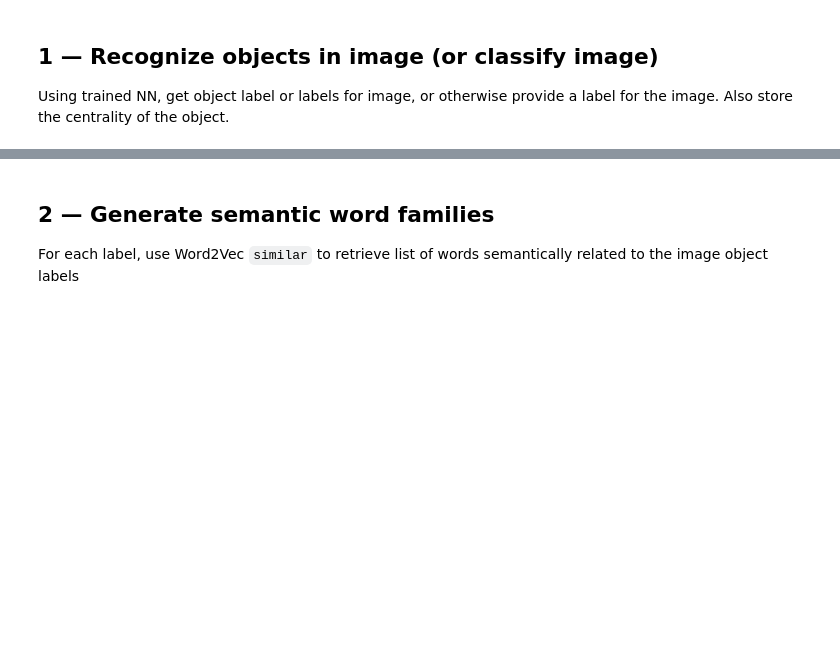
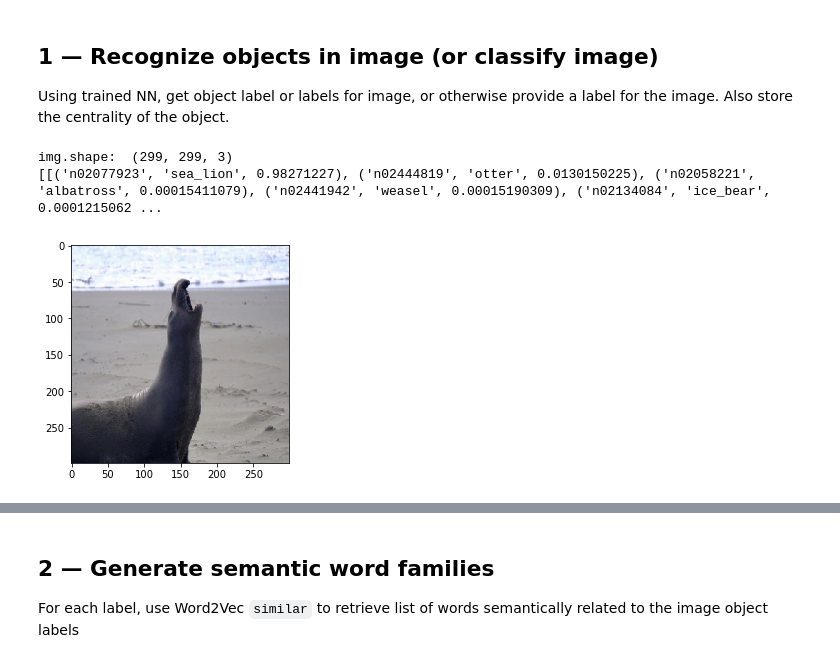
Before and after one commit to jmailman/experiments_in_image_captioning, a Jupyter notebook: algorithm_outline.ipynb, the cells around one changed output, grey strips where cells are left out. Drawn from its saved outputs; the diff is of its cells as text; code cells hidden in the pictures; blank space fills up the shorter version.

Commit message:
Adds image recogition (choosing random image) to the algorithm outline jup notebook

```diff
--- a/algorithm_outline.ipynb
+++ b/algorithm_outline.ipynb
@@ -98,0 +129,48 @@ Using trained NN, get object label or labels for image, or otherwise provide a l
+# %%
+import random
+
+def get_image_path():
+    path_prefix = 'data/ILSVRC/Data/DET/test/'
+    filename_stem ='ILSVRC2017_test_0000'
+    filename_suffix = '.JPEG'
+    random.seed()
+    file_number = rand_num = random.randint(1, 5500)
+    IMAGE_PATH_ = path_prefix + filename_stem + get_num_str( rand_num ) + filename_suffix
+    return IMAGE_PATH_
+
+def preprocess_image( IMAGE_PATH_ ):
+    img_ =tf.keras.preprocessing.image.load_img(IMAGE_PATH_, target_size=(299, 299))
+    img_ =tf.keras.preprocessing.image.img_to_array(img_)
+    # view the image
+    plt.imshow(img_/255.)
+    return img_
+
+def process_and_classify_image( img_, model_):
+    img_ = tf.keras.applications.xception.preprocess_input(img_)
+    print( 'img.shape: ', img_.shape )
+    prediction_array = model_.predict(np.array([img_]))
+    return prediction_array
+
+def extract_best_prediction( prediction_array_ ):
+    prediction_decoded = decode_predictions(prediction_array_, top=5)
+    print( prediction_decoded )
+    best_prediction_str = prediction_decoded[0][0][1]
+    return best_prediction_str
+# %%
+global_var_img = None
+
+def image_recognition_pipeline( ):
+    model = prepare_image_classification_model()
+    get_image_category_labels()
+    IMAGE_PATH = get_image_path()
+    img = preprocess_image( IMAGE_PATH )
+    prediction_array = process_and_classify_image( img, model)
+    image_topic_ = extract_best_prediction( prediction_array )
+    global_var_img = img
+    return  img, image_topic_,
+# %%
+recognized_image, image_topic  = image_recognition_pipeline( )
+# %% [output]
+img.shape:  (299, 299, 3)
+[[('n02077923', 'sea_lion', 0.98271227), ('n02444819', 'otter', 0.0130150225), ('n02058221', 'albatross', 0.00015411079), ('n02441942', 'weasel', 0.00015190309), ('n02134084', 'ice_bear', 0.0001215062 ...
+[figure, added]
```
Also changed, not shown: parts of 14 cells of this notebook.
